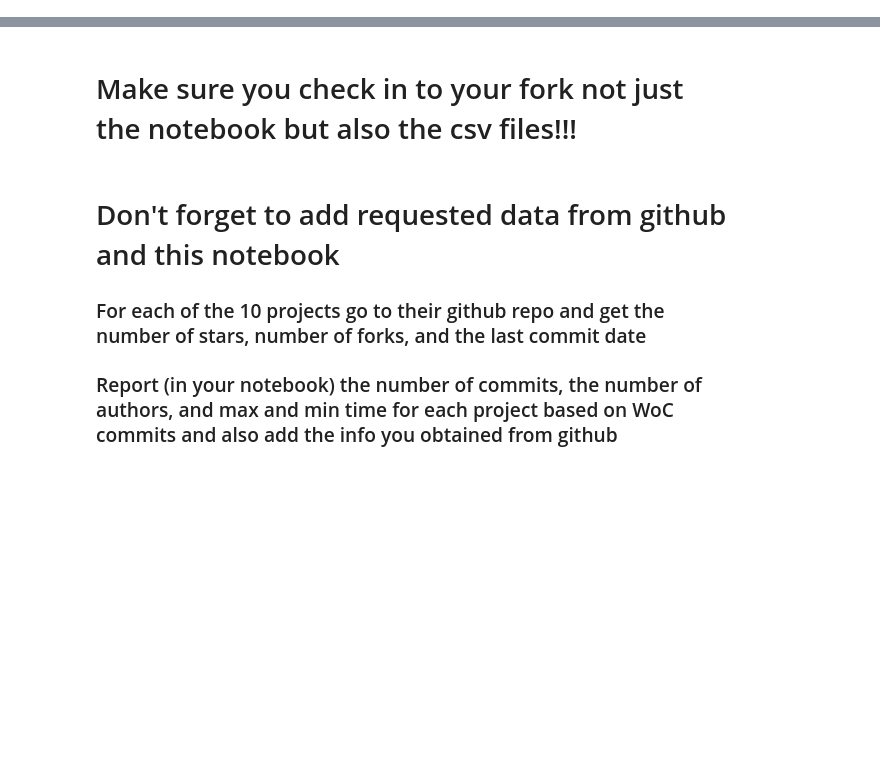
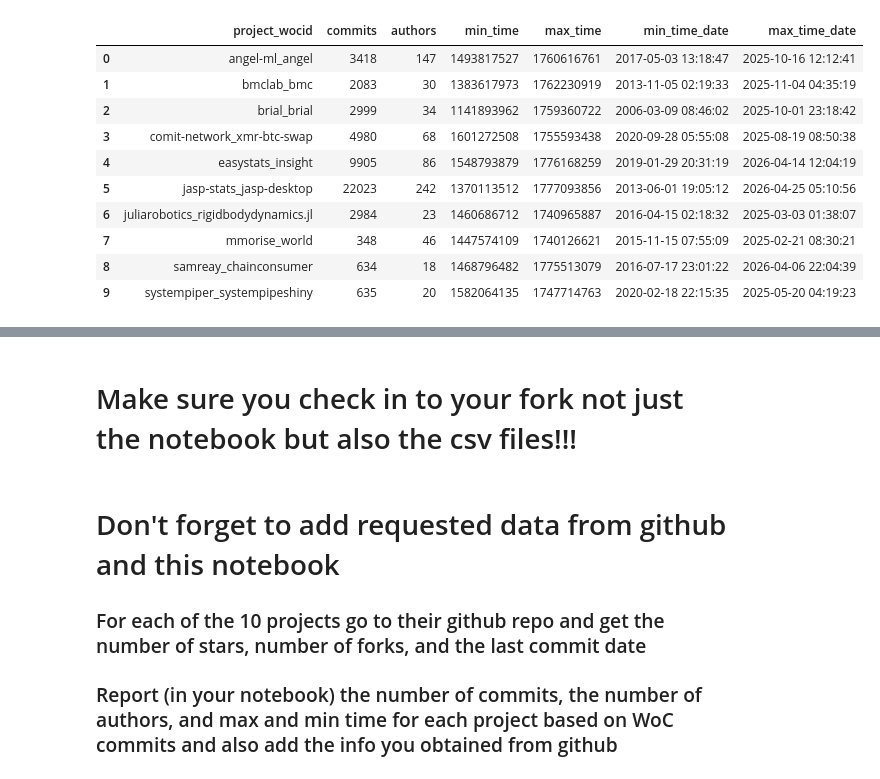
Before and after one commit to Jackson-Murphy04/MiniProject2, a Jupyter notebook: jmurph91.ipynb, the cells around one changed output, grey strips where cells are left out. Drawn from its saved outputs; the diff is of its cells as text; code cells hidden in the pictures; blank space fills up the shorter version.

```diff
--- a/jmurph91.ipynb
+++ b/jmurph91.ipynb
@@ -98,0 +219,15 @@ dfinf.to_csv(yournetid+'_project_summary.csv', index=False,sep=';', mode='a', he
+# %%
+# Calculate WoC statistics for each project
+
+woc_summary = (
+    df_final.groupby("project_wocid")
+    .agg(
+        commits=("commit_sha1", "count"),
+        authors=("author", "nunique"),
+        min_time=("time", "min"),
+        max_time=("time", "max")
+    )
+    .reset_index()
+)
+
+woc_summary
@@ -98,0 +246,26 @@ dfinf.to_csv(yournetid+'_project_summary.csv', index=False,sep=';', mode='a', he
+# %%
+# Add readable versions of the minimum and maximum commit times
+
+woc_summary["min_time_date"] = pd.to_datetime(
+    woc_summary["min_time"],
+    unit="s"
+)
+
+woc_summary["max_time_date"] = pd.to_datetime(
+    woc_summary["max_time"],
+    unit="s"
+)
+
+woc_summary
+# %% [output]
+|  | project_wocid | commits | authors | min_time | max_time | min_time_date | max_time_date |
+| 0 | angel-ml_angel | 3418 | 147 | 1493817527 | 1760616761 | 2017-05-03 13:18:47 | 2025-10-16 12:12:41 |
+| 1 | bmclab_bmc | 2083 | 30 | 1383617973 | 1762230919 | 2013-11-05 02:19:33 | 2025-11-04 04:35:19 |
+| 2 | brial_brial | 2999 | 34 | 1141893962 | 1759360722 | 2006-03-09 08:46:02 | 2025-10-01 23:18:42 |
+| 3 | comit-network_xmr-btc-swap | 4980 | 68 | 1601272508 | 1755593438 | 2020-09-28 05:55:08 | 2025-08-19 08:50:38 |
+| 4 | easystats_insight | 9905 | 86 | 1548793879 | 1776168259 | 2019-01-29 20:31:19 | 2026-04-14 12:04:19 |
+| 5 | jasp-stats_jasp-desktop | 22023 | 242 | 1370113512 | 1777093856 | 2013-06-01 19:05:12 | 2026-04-25 05:10:56 |
+| 6 | juliarobotics_rigidbodydynamics.jl | 2984 | 23 | 1460686712 | 1740965887 | 2016-04-15 02:18:32 | 2025-03-03 01:38:07 |
+| 7 | mmorise_world | 348 | 46 | 1447574109 | 1740126621 | 2015-11-15 07:55:09 | 2025-02-21 08:30:21 |
+| 8 | samreay_chainconsumer | 634 | 18 | 1468796482 | 1775513079 | 2016-07-17 23:01:22 | 2026-04-06 22:04:39 |
+| 9 | systempiper_systempipeshiny | 635 | 20 | 1582064135 | 1747714763 | 2020-02-18 22:15:35 | 2025-05-20 04:19:23 |
```
Also changed, not shown: parts of 13 cells of this notebook.
